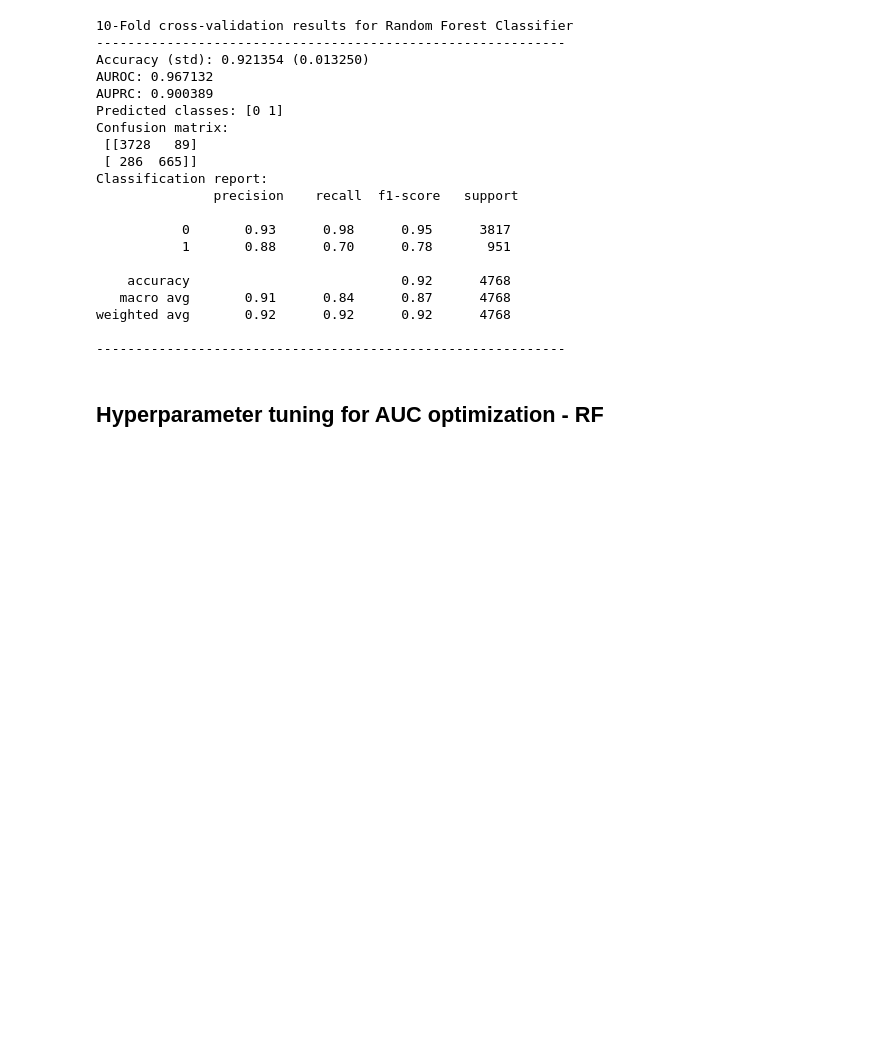
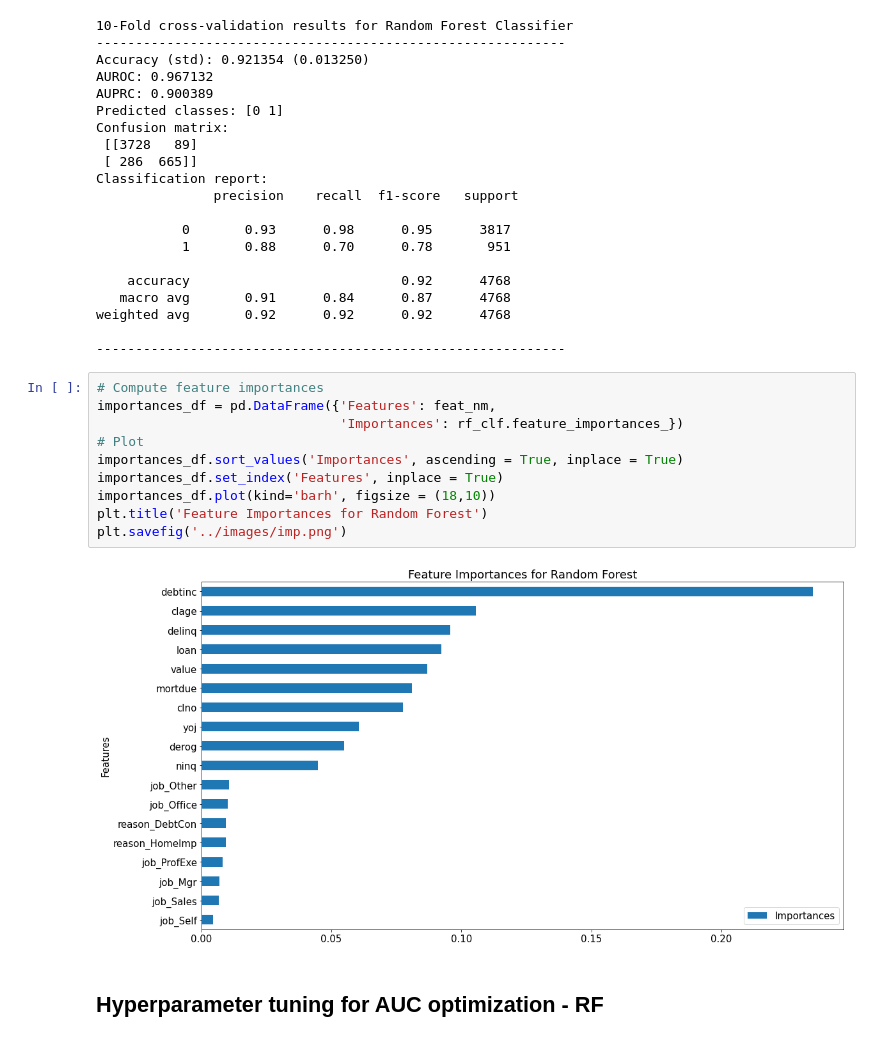
Before and after one commit to Owerre/Home-Equity-Loan, a Jupyter notebook: notebooks/03-ml_sklearn.ipynb, the cells around one changed output. Drawn from its saved outputs; the diff is of its cells as text; blank space fills up the shorter version.

```diff
--- a/notebooks/03-ml_sklearn.ipynb
+++ b/notebooks/03-ml_sklearn.ipynb
@@ -327,6 +327,18 @@ Classification report:
 weighted avg       0.92      0.92      0.92      4768
 
 ------------------------------------------------------------
+# %%
+# Compute feature importances
+importances_df = pd.DataFrame({'Features': feat_nm,
+                               'Importances': rf_clf.feature_importances_})
+# Plot
+importances_df.sort_values('Importances', ascending = True, inplace = True)
+importances_df.set_index('Features', inplace = True)
+importances_df.plot(kind='barh', figsize = (18,10))
+plt.title('Feature Importances for Random Forest')
+plt.savefig('../images/imp.png')
+# %% [output]
+[figure, added]
 # %% [markdown]
 ## Hyperparameter tuning for AUC optimization - RF
 # %%
```
Also changed, not shown: parts of 7 cells of this notebook, 5 other files.
